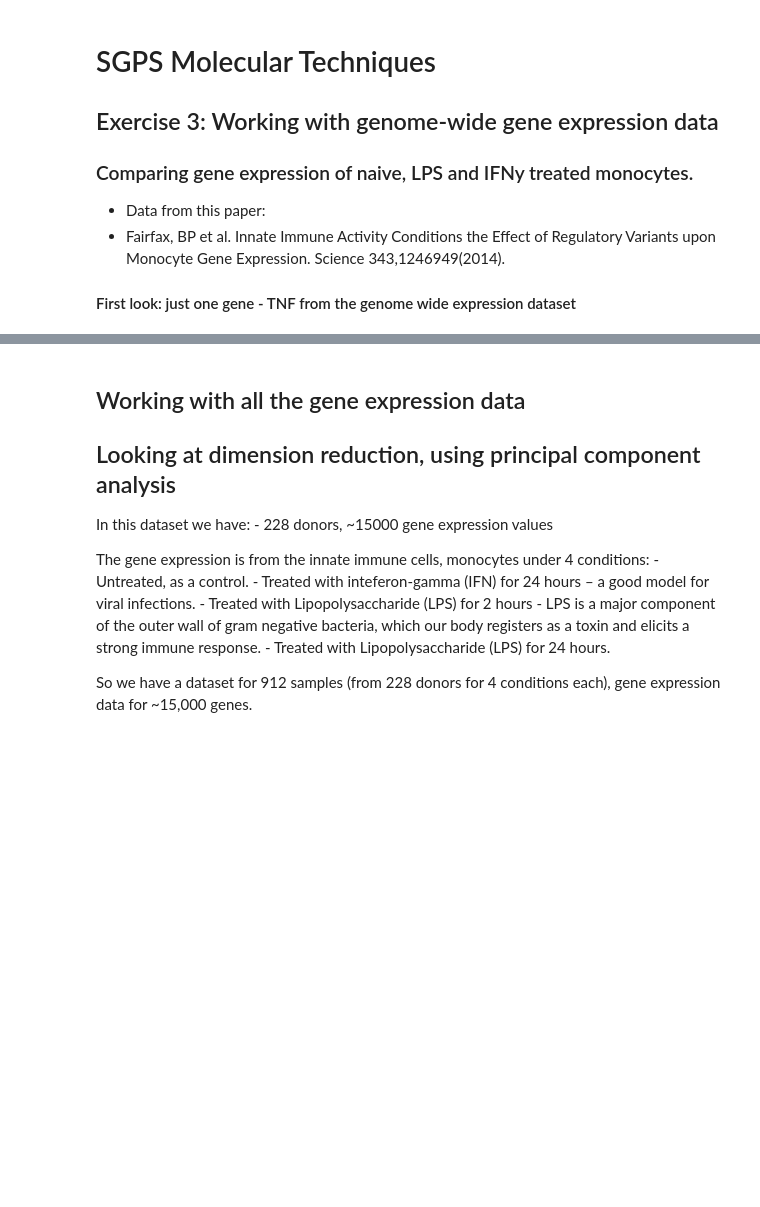
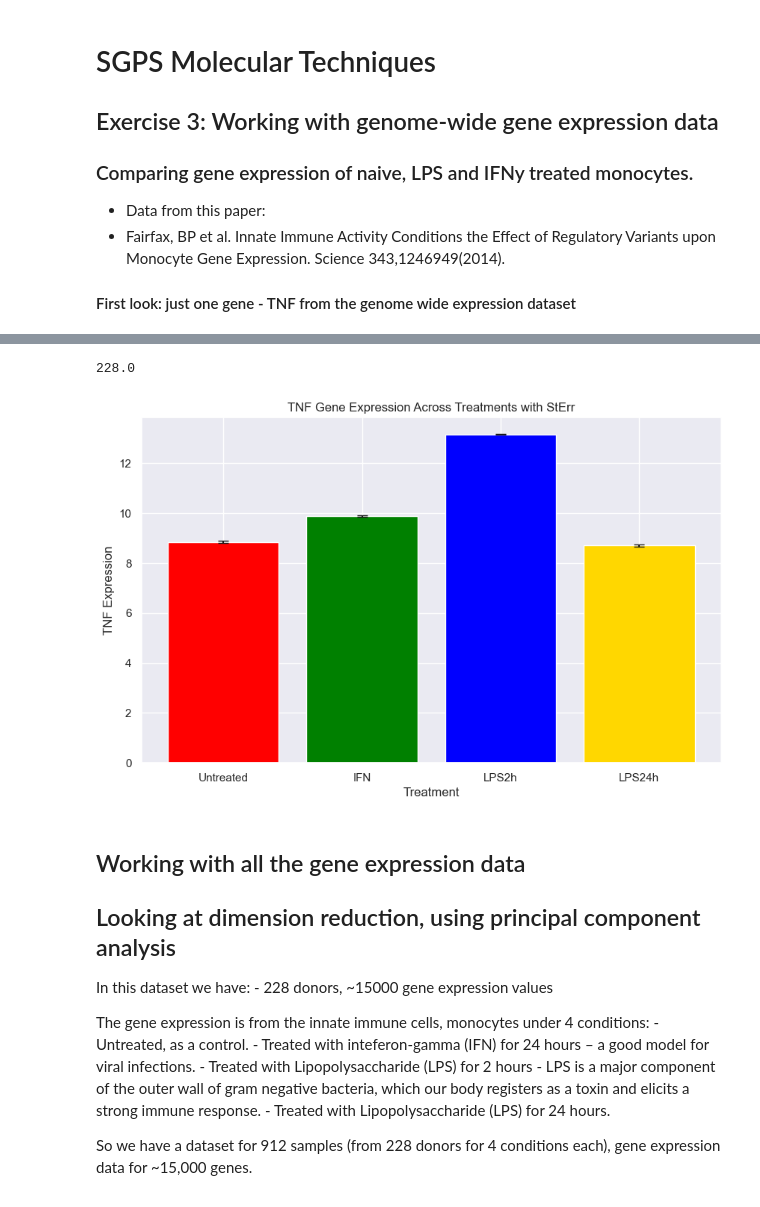
Before and after one commit to jpwhalley/2024_MolTechniques, a Jupyter notebook: d1_RNA_Analysis/e3_genome_wide/e3_genome_wide_gene_expression.ipynb, the cells around one changed output, grey strips where cells are left out. Saved outputs shown, nothing was run; the diff lists cells and outputs as text; code cells hidden in the pictures; blank space fills up the shorter version.

```diff
--- a/d1_RNA_Analysis/e3_genome_wide/e3_genome_wide_gene_expression.ipynb
+++ b/d1_RNA_Analysis/e3_genome_wide/e3_genome_wide_gene_expression.ipynb
@@ -19,36 +33,42 @@ expr_all
+# %%
+912/4
+# %% [output]
+228.0
 # %%
 # Extract TNF data and the treatments
 expr_tnf = expr_all[['TNF']].copy()
 expr_tnf['Treatment'] = [idx.split('_')[-1] for idx in expr_tnf.index]
 
 # Group by treatment and calculate mean and standard error
 tnf_grouped = expr_tnf.groupby('Treatment').agg(['mean', 'std'])
 tnf_grouped.columns = ['Mean', 'StDev']
 
-# Number of replicates (assuming it's 3 for this example)
-n_replicates = 3
+# Number of replicates
+n_replicates = 228
 tnf_grouped['StErr'] = tnf_grouped['StDev'] / np.sqrt(n_replicates)
 
 # Define the correct order and colors
 labels = ['Untreated', 'IFN', 'LPS2h', 'LPS24h']
 colours = ['red', 'green', 'blue', 'gold']
 
 # Reorder the dataframe according to the specified order
 tnf_grouped = tnf_grouped.reindex(labels)
 
 # Plotting
 fig, ax = plt.subplots(figsize=(10, 6))
 ax.bar(labels,
        tnf_grouped['Mean'],
        yerr=tnf_grouped['StErr'],
        color=colours,
        capsize=5)
 
 ax.set_xlabel('Treatment')
 ax.set_ylabel('TNF Expression')
 ax.set_title('TNF Gene Expression Across Treatments with StErr')
 
 plt.show()
+# %% [output]
+[figure, added]
 # %% [markdown]
 ## Working with all the gene expression data
 ## Looking at dimension reduction, using principal component analysis
```
Also changed, not shown: parts of 11 cells of this notebook, 3 other files.
